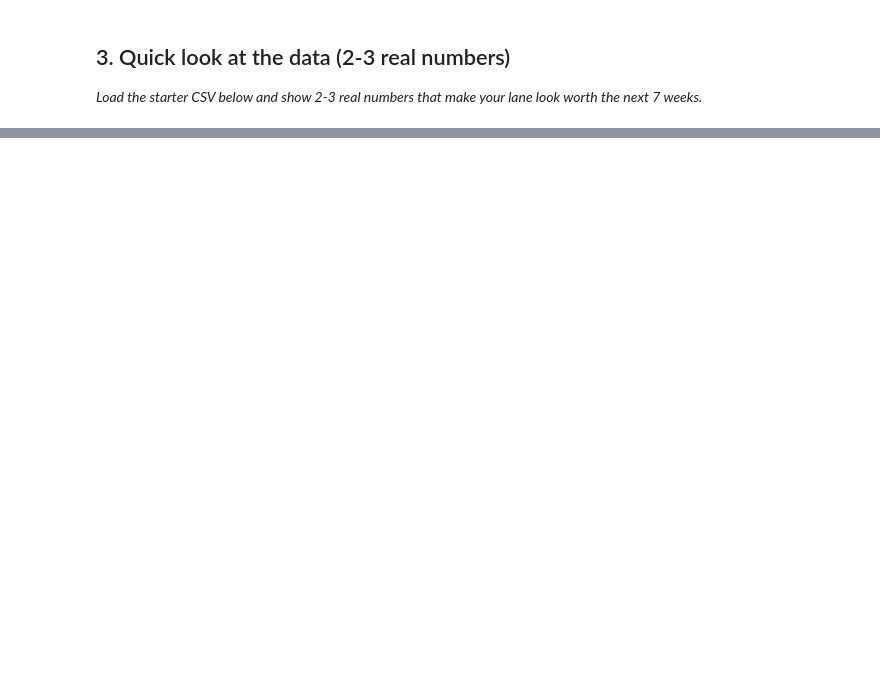
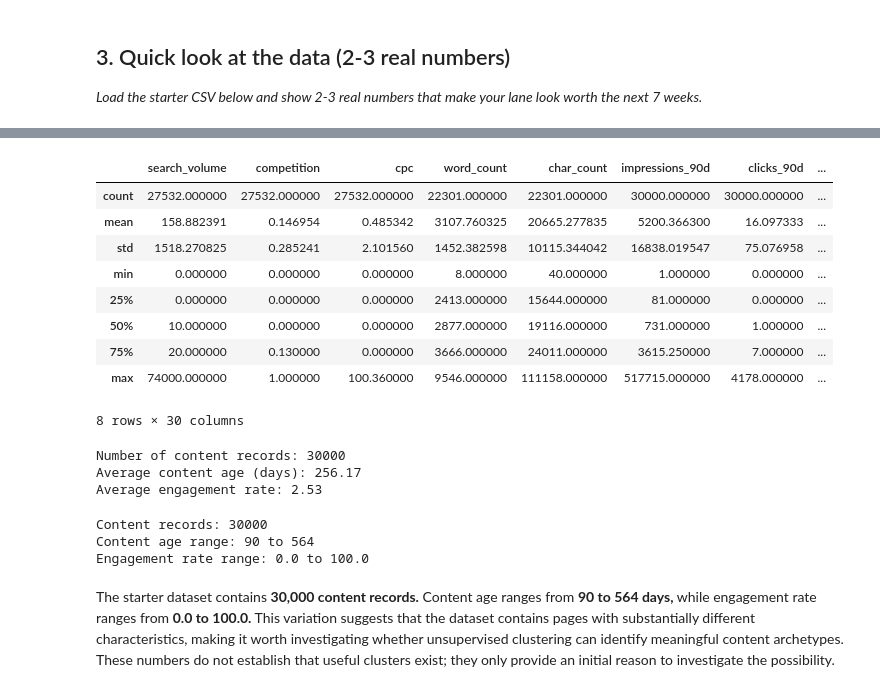
Before and after one commit to tasmeer-Siddiqui125/flyrank-ml-internship, a Jupyter notebook: work/notebooks/w01_research_question.ipynb, the cells around one changed output, grey strips where cells are left out. Cells and saved outputs as stored; diff of their text form; code cells hidden in the pictures; blank space fills up the shorter version.

```diff
--- a/work/notebooks/w01_research_question.ipynb
+++ b/work/notebooks/w01_research_question.ipynb
@@ -26,0 +109,31 @@ This skeleton is yours to fill. Work the sections **in order** — each one has
+# %%
+df.describe()
+# %% [output]
+|  | search_volume | competition | cpc | word_count | char_count | impressions_90d | clicks_90d | ... |
+| count | 27532.000000 | 27532.000000 | 27532.000000 | 22301.000000 | 22301.000000 | 30000.000000 | 30000.000000 | ... |
+| mean | 158.882391 | 0.146954 | 0.485342 | 3107.760325 | 20665.277835 | 5200.366300 | 16.097333 | ... |
+| std | 1518.270825 | 0.285241 | 2.101560 | 1452.382598 | 10115.344042 | 16838.019547 | 75.076958 | ... |
+| min | 0.000000 | 0.000000 | 0.000000 | 8.000000 | 40.000000 | 1.000000 | 0.000000 | ... |
+| 25% | 0.000000 | 0.000000 | 0.000000 | 2413.000000 | 15644.000000 | 81.000000 | 0.000000 | ... |
+| 50% | 10.000000 | 0.000000 | 0.000000 | 2877.000000 | 19116.000000 | 731.000000 | 1.000000 | ... |
+| 75% | 20.000000 | 0.130000 | 0.000000 | 3666.000000 | 24011.000000 | 3615.250000 | 7.000000 | ... |
+| max | 74000.000000 | 1.000000 | 100.360000 | 9546.000000 | 111158.000000 | 517715.000000 | 4178.000000 | ... |
+8 rows × 30 columns
+# %%
+print("Number of content records:", len(df))
+print("Average content age (days):", round(df["content_age_days"].mean(), 2))
+print("Average engagement rate:", round(df["engagement_rate"].mean(), 2))
+# %% [output]
+Number of content records: 30000
+Average content age (days): 256.17
+Average engagement rate: 2.53
+# %%
+print("Content records:", len(df))
+print("Content age range:", df["content_age_days"].min(), "to", df["content_age_days"].max())
+print("Engagement rate range:", df["engagement_rate"].min(), "to", df["engagement_rate"].max())
+# %% [output]
+Content records: 30000
+Content age range: 90 to 564
+Engagement rate range: 0.0 to 100.0
+# %% [markdown]
+The starter dataset contains **30,000 content records.** Content age ranges from **90 to 564 days,** while engagement rate ranges from **0.0 to 100.0.** This variation suggests that the dataset contains pages with substantially different characteristics, making it worth investigating whether unsupervised clustering can identify meaningful content archetypes. These numbers do not establish that useful clusters exist; they only provide an initial reason to investigate the possibility.
```
Also changed, not shown: parts of 12 cells of this notebook.
